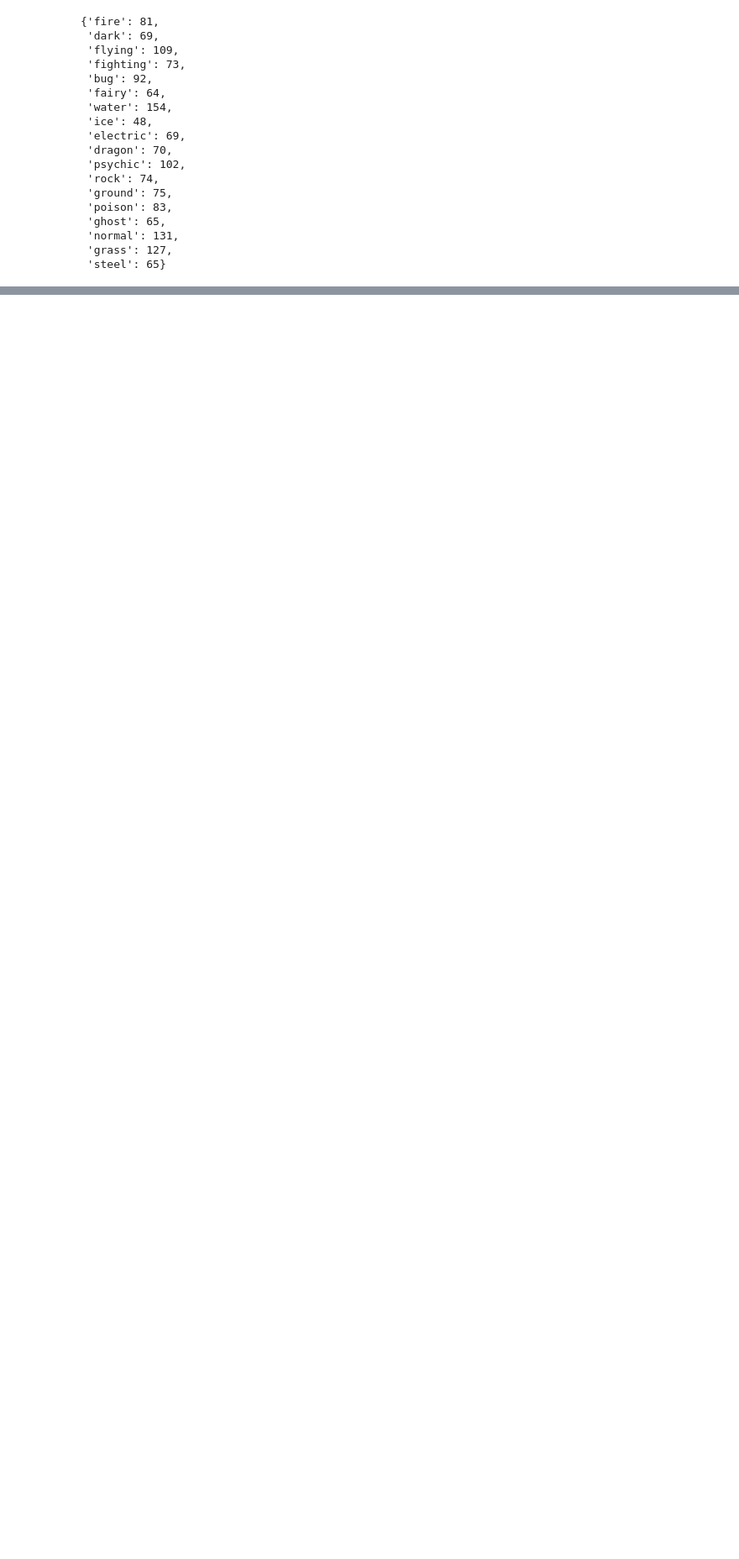
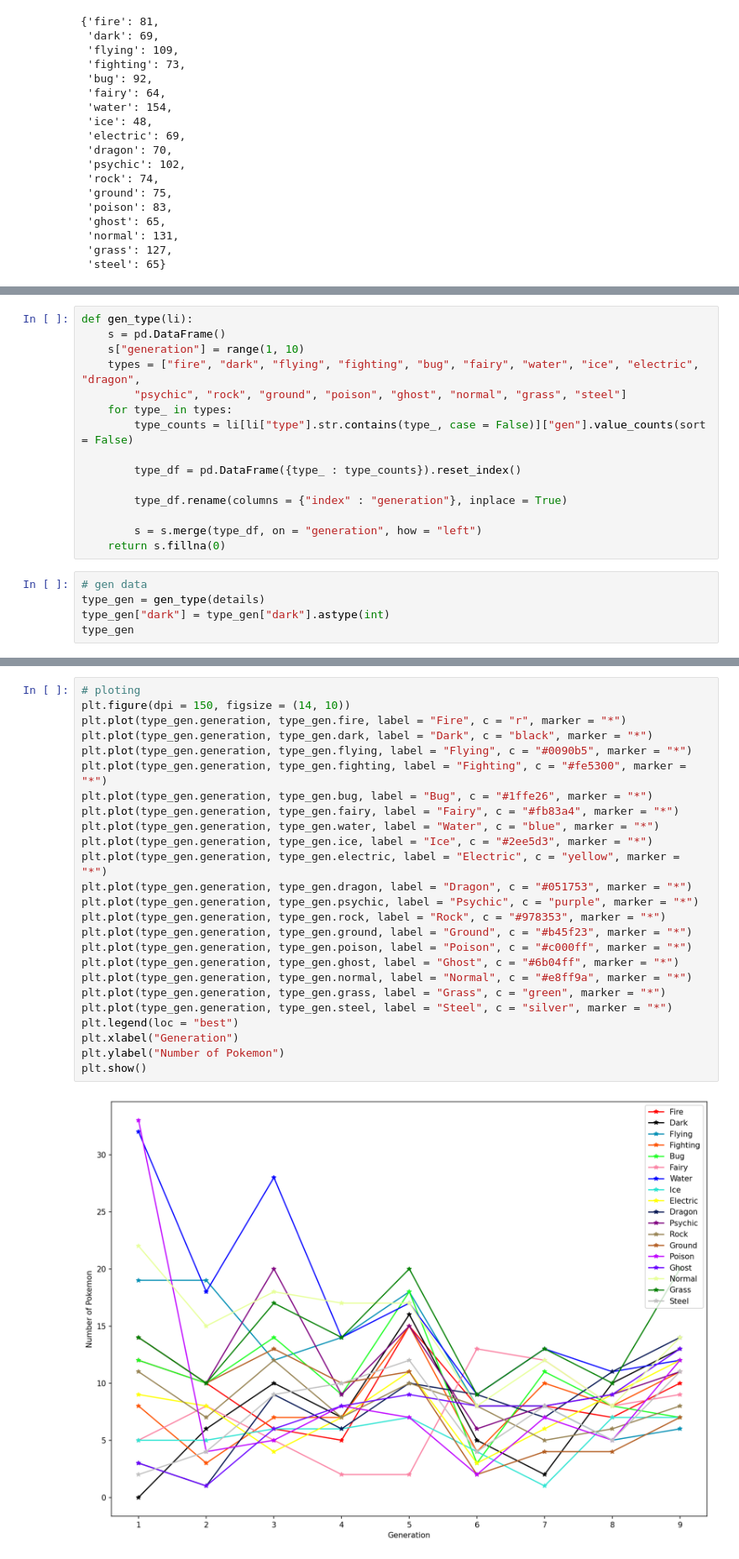
Before and after one commit to Anuroopa12x/Pokemon_Data_Analysis, a Jupyter notebook: Analysing.ipynb, the cells around one changed output, grey strips where cells are left out. Shown at 84% size. Drawn from its saved outputs; the diff is of its cells as text; blank space fills up the shorter version.

```diff
--- a/Analysing.ipynb
+++ b/Analysing.ipynb
@@ -186,0 +203,20 @@ array(['Overgrow', 'Overgrow / Chlorophyll', 'Blaze', 'Torrent',
+# %%
+def gen_type(li):
+    s = pd.DataFrame()
+    s["generation"] = range(1, 10)
+    types = ["fire", "dark", "flying", "fighting", "bug", "fairy", "water", "ice", "electric", "dragon",
+        "psychic", "rock", "ground", "poison", "ghost", "normal", "grass", "steel"]
+    for type_ in types:
+        type_counts = li[li["type"].str.contains(type_, case = False)]["gen"].value_counts(sort = False)
+
+        type_df = pd.DataFrame({type_ : type_counts}).reset_index()
+
+        type_df.rename(columns = {"index" : "generation"}, inplace = True)
+
+        s = s.merge(type_df, on = "generation", how = "left")
+    return s.fillna(0)
+# %%
+# gen data
+type_gen = gen_type(details)
+type_gen["dark"] = type_gen["dark"].astype(int)
+type_gen
@@ -186,0 +565,27 @@ array(['Overgrow', 'Overgrow / Chlorophyll', 'Blaze', 'Torrent',
+# %%
+# ploting
+plt.figure(dpi = 150, figsize = (14, 10))
+plt.plot(type_gen.generation, type_gen.fire, label = "Fire", c = "r", marker = "*")
+plt.plot(type_gen.generation, type_gen.dark, label = "Dark", c = "black", marker = "*")
+plt.plot(type_gen.generation, type_gen.flying, label = "Flying", c = "#0090b5", marker = "*")
+plt.plot(type_gen.generation, type_gen.fighting, label = "Fighting", c = "#fe5300", marker = "*")
+plt.plot(type_gen.generation, type_gen.bug, label = "Bug", c = "#1ffe26", marker = "*")
+plt.plot(type_gen.generation, type_gen.fairy, label = "Fairy", c = "#fb83a4", marker = "*")
+plt.plot(type_gen.generation, type_gen.water, label = "Water", c = "blue", marker = "*")
+plt.plot(type_gen.generation, type_gen.ice, label = "Ice", c = "#2ee5d3", marker = "*")
+plt.plot(type_gen.generation, type_gen.electric, label = "Electric", c = "yellow", marker = "*")
+plt.plot(type_gen.generation, type_gen.dragon, label = "Dragon", c = "#051753", marker = "*")
+plt.plot(type_gen.generation, type_gen.psychic, label = "Psychic", c = "purple", marker = "*")
+plt.plot(type_gen.generation, type_gen.rock, label = "Rock", c = "#978353", marker = "*")
+plt.plot(type_gen.generation, type_gen.ground, label = "Ground", c = "#b45f23", marker = "*")
+plt.plot(type_gen.generation, type_gen.poison, label = "Poison", c = "#c000ff", marker = "*")
+plt.plot(type_gen.generation, type_gen.ghost, label = "Ghost", c = "#6b04ff", marker = "*")
+plt.plot(type_gen.generation, type_gen.normal, label = "Normal", c = "#e8ff9a", marker = "*")
+plt.plot(type_gen.generation, type_gen.grass, label = "Grass", c = "green", marker = "*")
+plt.plot(type_gen.generation, type_gen.steel, label = "Steel", c = "silver", marker = "*")
+plt.legend(loc = "best")
+plt.xlabel("Generation")
+plt.ylabel("Number of Pokemon")
+plt.show()
+# %% [output]
+[figure, added]
```
Also changed, not shown: parts of 33 cells of this notebook, 2 other files.
